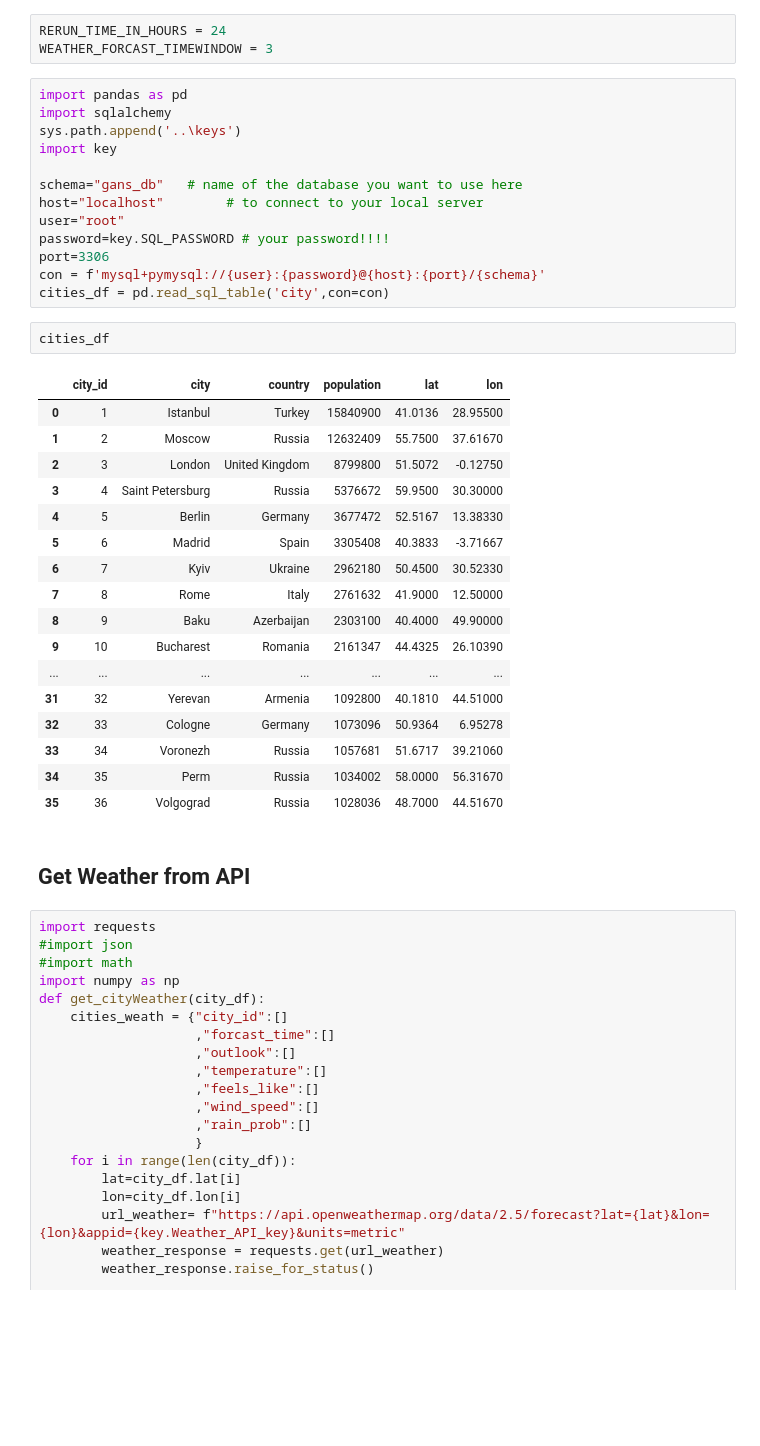
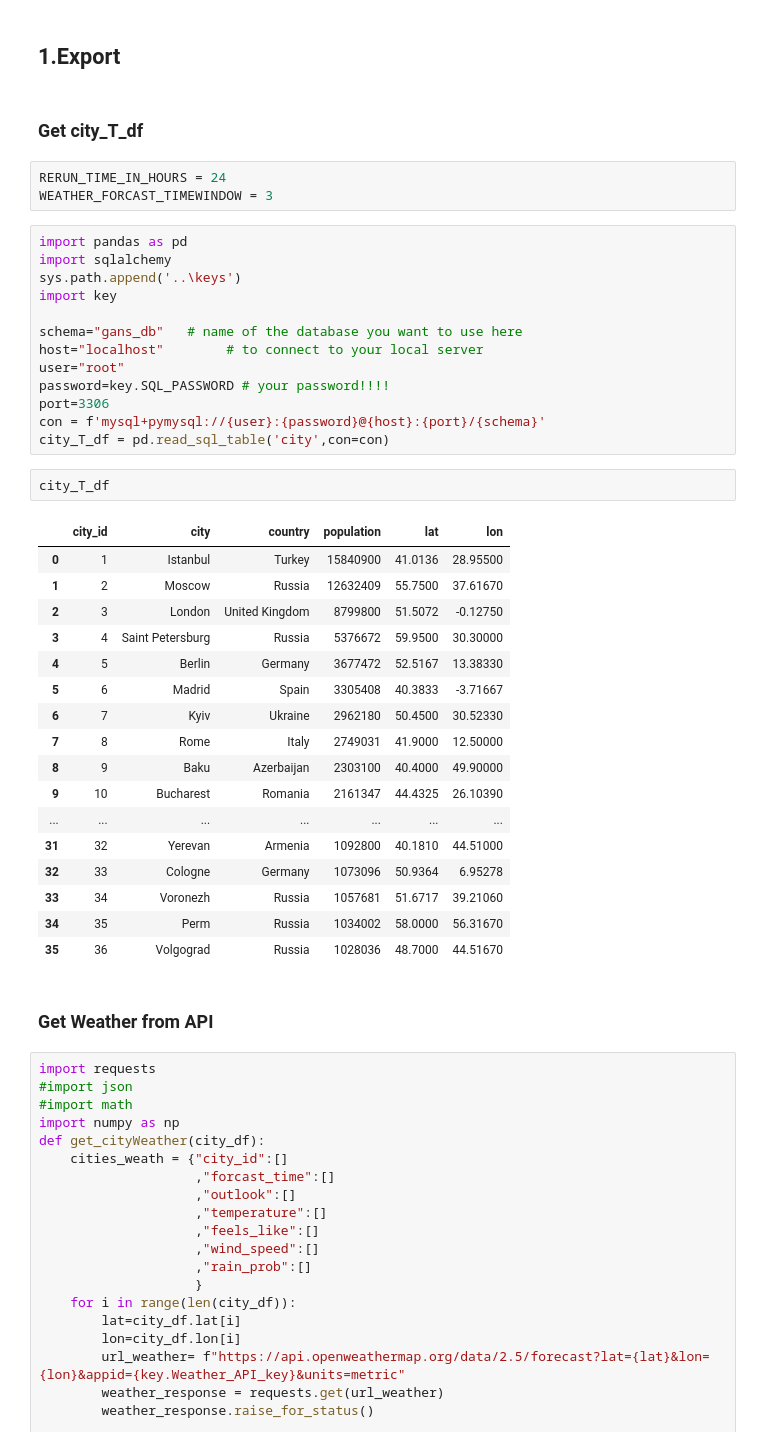
Before and after one commit to JacquelineBashta/WebScrap_GansEscooter, a Jupyter notebook: 03_weather/weather.ipynb, the cells around one changed output. Saved outputs shown, nothing was run; the diff lists cells and outputs as text; blank space fills up the shorter version.

```diff
--- a/03_weather/weather.ipynb
+++ b/03_weather/weather.ipynb
@@ -3,3 +1,7 @@
+# %% [markdown]
+## 1.Export
+# %% [markdown]
+### Get city_T_df
 # %%
 RERUN_TIME_IN_HOURS = 24
 WEATHER_FORCAST_TIMEWINDOW = 3
@@ -15,29 +17,29 @@ user="root"
 password=key.SQL_PASSWORD # your password!!!!
 port=3306
 con = f'mysql+pymysql://{user}:{password}@{host}:{port}/{schema}'
-cities_df = pd.read_sql_table('city',con=con)
+city_T_df = pd.read_sql_table('city',con=con)
-# %%
-cities_df
-# %% [output]
-|  | city_id | city | country | population | lat | lon |
-| 0 | 1 | Istanbul | Turkey | 15840900 | 41.0136 | 28.95500 |
-| 1 | 2 | Moscow | Russia | 12632409 | 55.7500 | 37.61670 |
-| 2 | 3 | London | United Kingdom | 8799800 | 51.5072 | -0.12750 |
-| 3 | 4 | Saint Petersburg | Russia | 5376672 | 59.9500 | 30.30000 |
-| 4 | 5 | Berlin | Germany | 3677472 | 52.5167 | 13.38330 |
-| 5 | 6 | Madrid | Spain | 3305408 | 40.3833 | -3.71667 |
-| 6 | 7 | Kyiv | Ukraine | 2962180 | 50.4500 | 30.52330 |
-| 7 | 8 | Rome | Italy | 2761632 | 41.9000 | 12.50000 |
-| 8 | 9 | Baku | Azerbaijan | 2303100 | 40.4000 | 49.90000 |
-| 9 | 10 | Bucharest | Romania | 2161347 | 44.4325 | 26.10390 |
-| ... | ... | ... | ... | ... | ... | ... |
-| 31 | 32 | Yerevan | Armenia | 1092800 | 40.1810 | 44.51000 |
-| 32 | 33 | Cologne | Germany | 1073096 | 50.9364 | 6.95278 |
-| 33 | 34 | Voronezh | Russia | 1057681 | 51.6717 | 39.21060 |
-| 34 | 35 | Perm | Russia | 1034002 | 58.0000 | 56.31670 |
-| 35 | 36 | Volgograd | Russia | 1028036 | 48.7000 | 44.51670 |
+# %%
+city_T_df
+# %% [output]
+|  | city_id | city | country | population | lat | lon |
+| 0 | 1 | Istanbul | Turkey | 15840900 | 41.0136 | 28.95500 |
+| 1 | 2 | Moscow | Russia | 12632409 | 55.7500 | 37.61670 |
+| 2 | 3 | London | United Kingdom | 8799800 | 51.5072 | -0.12750 |
+| 3 | 4 | Saint Petersburg | Russia | 5376672 | 59.9500 | 30.30000 |
+| 4 | 5 | Berlin | Germany | 3677472 | 52.5167 | 13.38330 |
+| 5 | 6 | Madrid | Spain | 3305408 | 40.3833 | -3.71667 |
+| 6 | 7 | Kyiv | Ukraine | 2962180 | 50.4500 | 30.52330 |
+| 7 | 8 | Rome | Italy | 2749031 | 41.9000 | 12.50000 |
+| 8 | 9 | Baku | Azerbaijan | 2303100 | 40.4000 | 49.90000 |
+| 9 | 10 | Bucharest | Romania | 2161347 | 44.4325 | 26.10390 |
+| ... | ... | ... | ... | ... | ... | ... |
+| 31 | 32 | Yerevan | Armenia | 1092800 | 40.1810 | 44.51000 |
+| 32 | 33 | Cologne | Germany | 1073096 | 50.9364 | 6.95278 |
+| 33 | 34 | Voronezh | Russia | 1057681 | 51.6717 | 39.21060 |
+| 34 | 35 | Perm | Russia | 1034002 | 58.0000 | 56.31670 |
+| 35 | 36 | Volgograd | Russia | 1028036 | 48.7000 | 44.51670 |
 # %% [markdown]
-## Get Weather from API
+### Get Weather from API
 # %%
 import requests
 #import json
```
Also changed, not shown: parts of 14 cells of this notebook, 3 other files.
